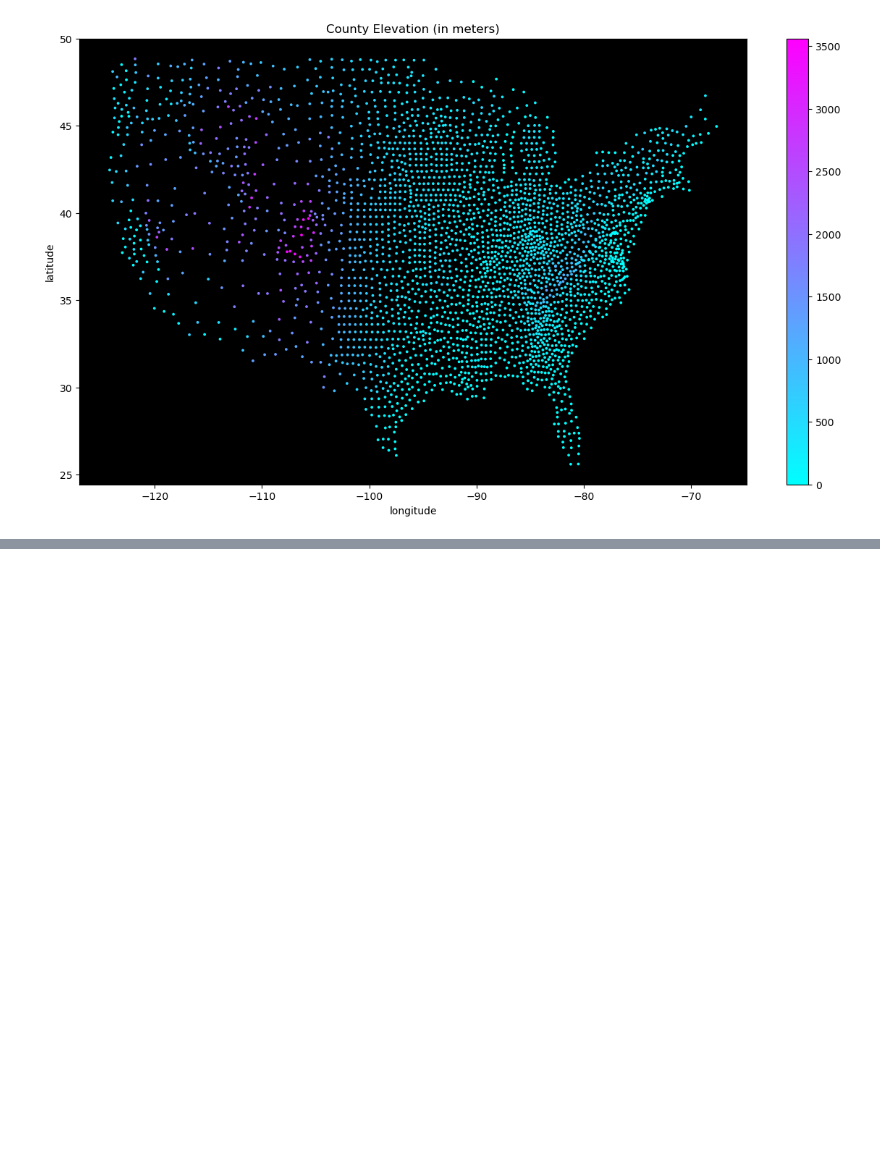
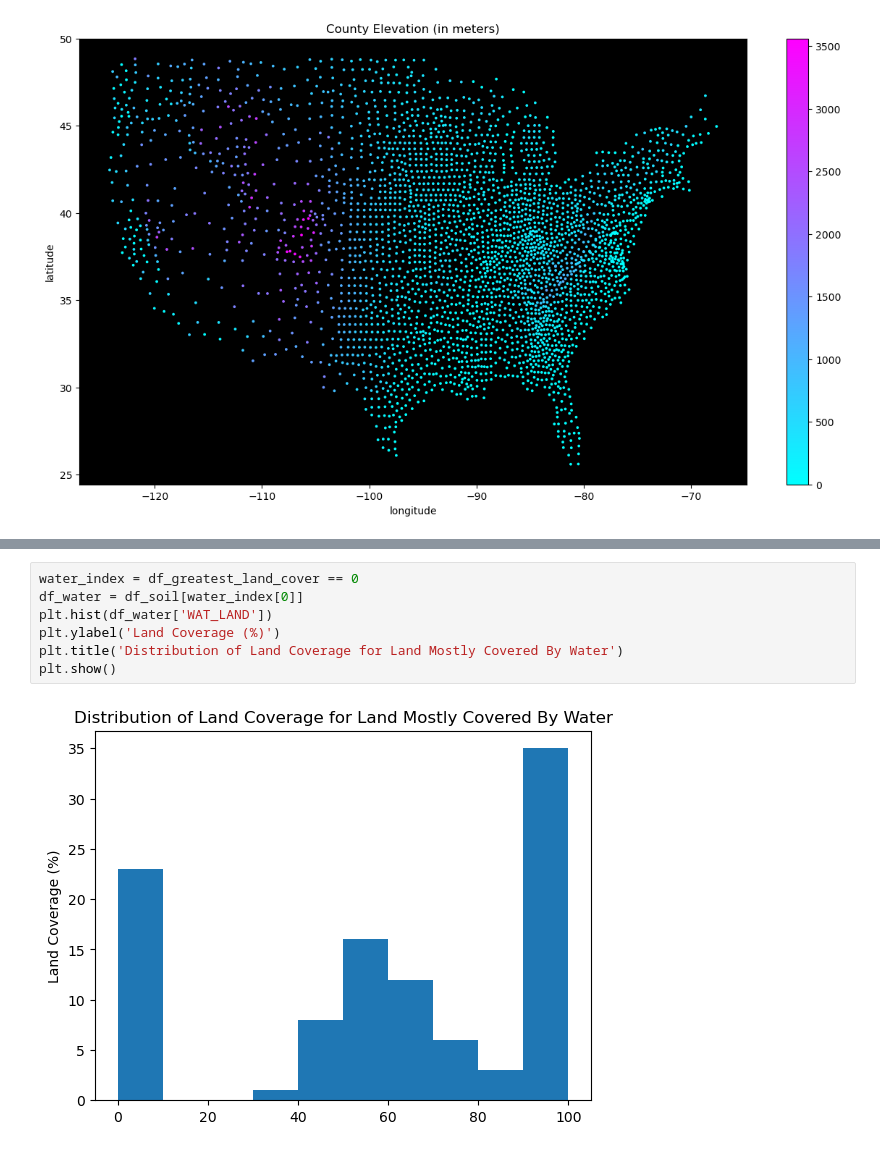
Before and after one commit to friedrichsittner/portfolio_project, a Jupyter notebook: notebooks/soil_exploration.ipynb, the cells around one changed output, grey strips where cells are left out. Saved outputs shown, nothing was run; the diff lists cells and outputs as text; blank space fills up the shorter version.

```diff
--- a/notebooks/soil_exploration.ipynb
+++ b/notebooks/soil_exploration.ipynb
@@ -166,0 +165,9 @@ plt.show()
+# %%
+water_index = df_greatest_land_cover == 0
+df_water = df_soil[water_index[0]]
+plt.hist(df_water['WAT_LAND'])
+plt.ylabel('Land Coverage (%)')
+plt.title('Distribution of Land Coverage for Land Mostly Covered By Water')
+plt.show()
+# %% [output]
+[figure, added]
```
Also changed, not shown: parts of 18 cells of this notebook, 2 other files.
